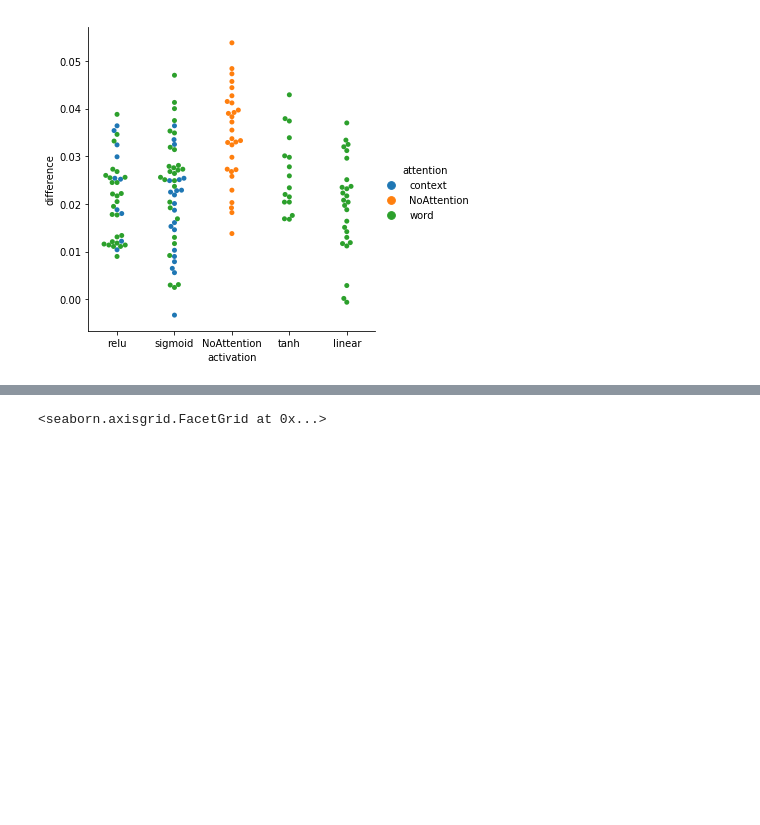
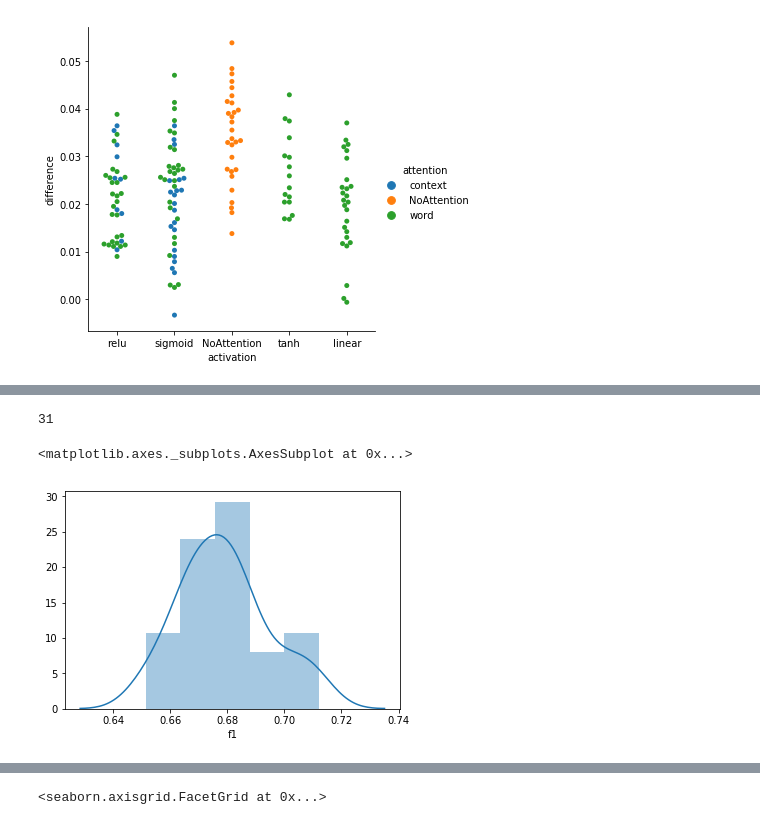
Before and after one commit to davidvcsl/argument_mining_tesis, a Jupyter notebook: notebooks/general_results.ipynb, the cells around one changed output, grey strips where cells are left out. Cells and saved outputs as stored; diff of their text form; code cells hidden in the pictures; blank space fills up the shorter version.

```diff
--- a/notebooks/general_results.ipynb
+++ b/notebooks/general_results.ipynb
@@ -34,0 +46,8 @@ seaborn.distplot(results['difference'])
+# %%
+att_distrib = results[(results.f1 > 0.65) & (results.attention == 'context')]
+print(len(att_distrib))
+seaborn.distplot(att_distrib['f1'])
+# %% [output]
+31
+<matplotlib.axes._subplots.AxesSubplot at 0x...>
+[figure, added]
```
Also changed, not shown: parts of 7 cells of this notebook.
